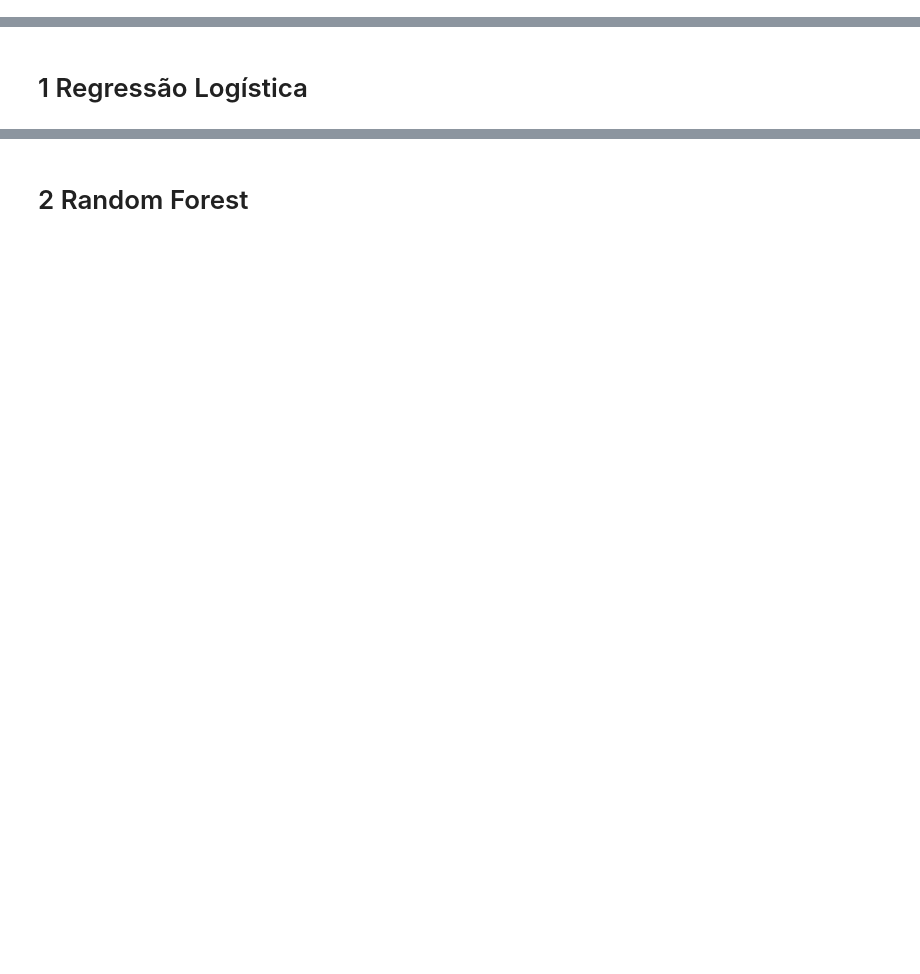
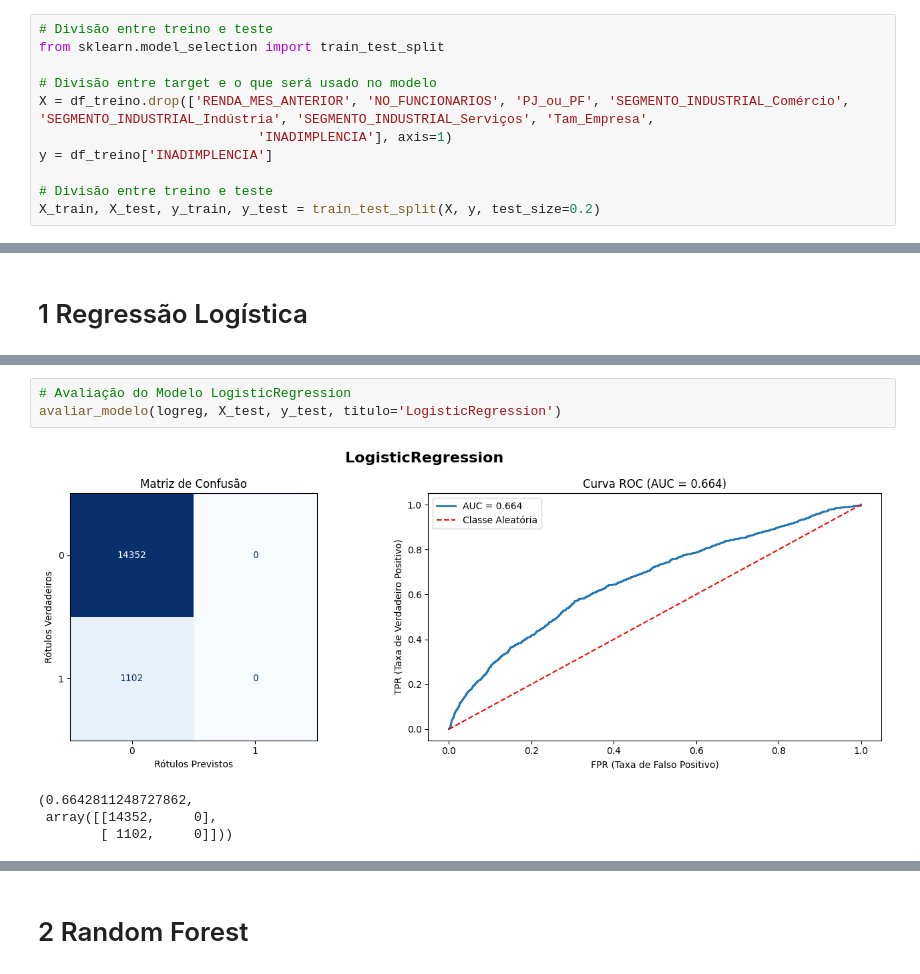
Before and after one commit to rrafahenrique/Modelo-Preditivo-Inadimplencia, a Jupyter notebook: DESAFIO - PARTE III.ipynb, the cells around one changed output, grey strips where cells are left out. Cells and saved outputs as stored; diff of their text form; blank space fills up the shorter version.

```diff
--- a/DESAFIO - PARTE III.ipynb
+++ b/DESAFIO - PARTE III.ipynb
@@ -53,0 +79,11 @@ Vamos ver qual das duas se sai melhor neste caso.
+# %%
+# Divisão entre treino e teste
+from sklearn.model_selection import train_test_split
+
+# Divisão entre target e o que será usado no modelo
+X = df_treino.drop(['RENDA_MES_ANTERIOR', 'NO_FUNCIONARIOS', 'PJ_ou_PF', 'SEGMENTO_INDUSTRIAL_Comércio', 'SEGMENTO_INDUSTRIAL_Indústria', 'SEGMENTO_INDUSTRIAL_Serviços', 'Tam_Empresa',
+                            'INADIMPLENCIA'], axis=1)
+y = df_treino['INADIMPLENCIA']
+
+# Divisão entre treino e teste
+X_train, X_test, y_train, y_test = train_test_split(X, y, test_size=0.2)
@@ -82 +183,9 @@ LogisticRegression()
+# %%
+# Avaliação do Modelo LogisticRegression
+avaliar_modelo(logreg, X_test, y_test, titulo='LogisticRegression')
+# %% [output]
+[figure, added]
+(0.6642811248727862,
+ array([[14352,     0],
+        [ 1102,     0]]))
 # %%
```
Also changed, not shown: parts of 59 cells of this notebook, 4 other files.
